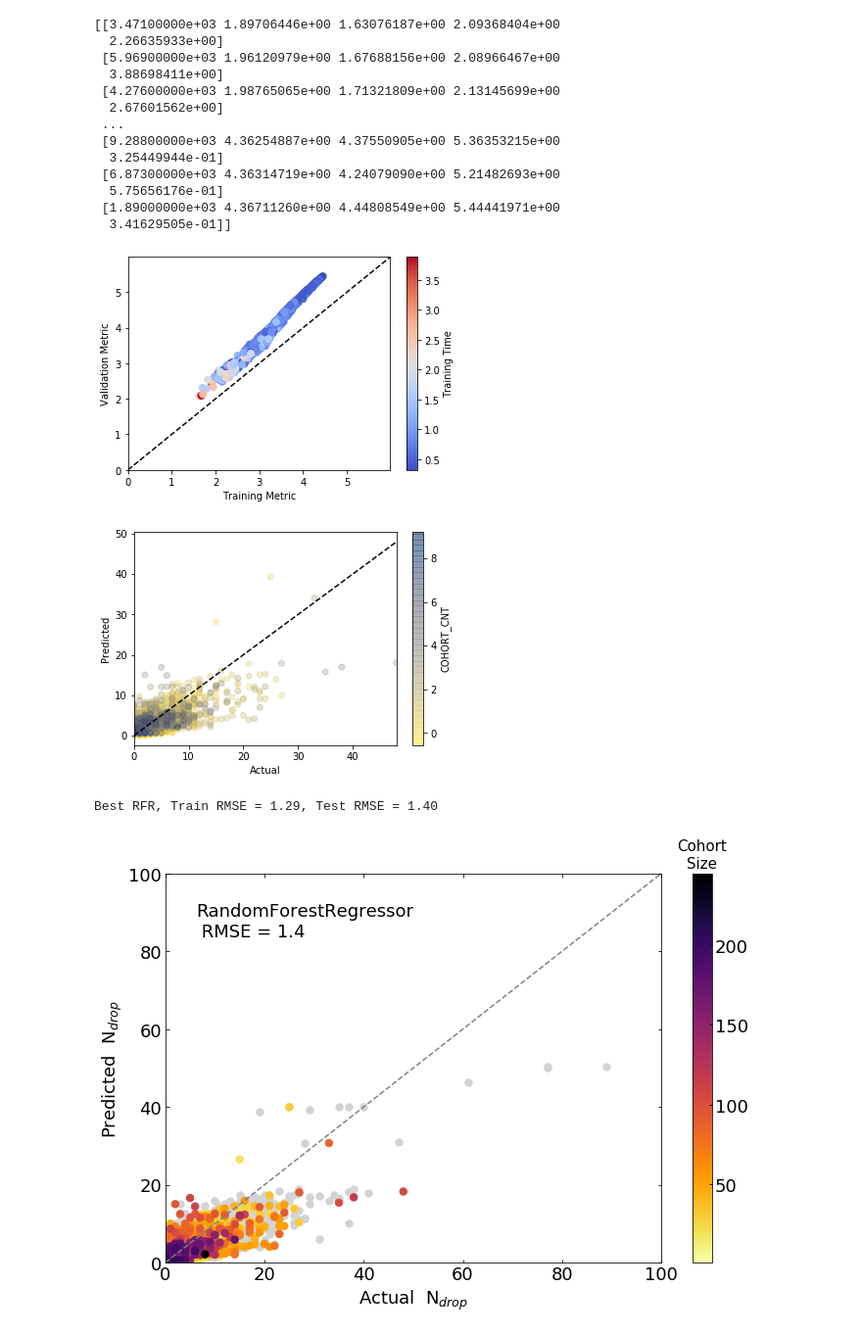
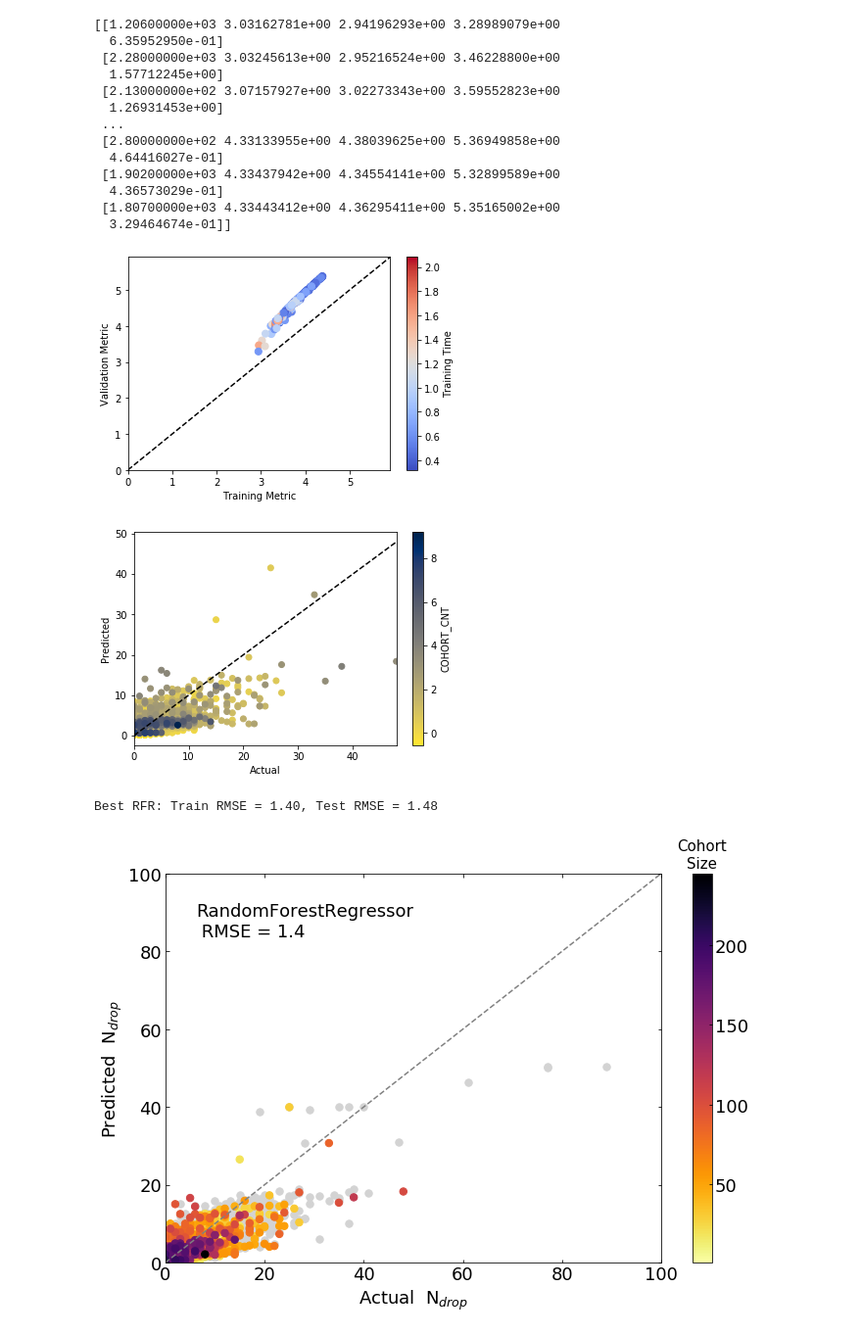
Before and after one commit to andytaylor823/CS-4774-Final-Project, a Jupyter notebook: randomforest.ipynb, the cells around one changed output. Shown at 98% size. Drawn from its saved outputs; the diff is of its cells as text; code cells hidden in the pictures.

Commit message:
Updated RFR random model-maker

```diff
--- a/randomforest.ipynb
+++ b/randomforest.ipynb
@@ -18,39 +18,40 @@ X_train,X_test,y_train,y_test,pipeline = load_transform_split(target='DROPOUT_N'
                                                               fmt='numpy',
                                                               random_state=42)
 
-y_train = y_train.flatten()
-y_test  = y_test.flatten()
+#y_train = y_train.flatten()
+#y_test  = y_test.flatten()
 # %%
 #CAUTION: This cell takes awhile unless you make N smaller.
 
 #Searching through RandomForestRegressor models.
-tbl = RandomSeedSearchCV(randomseed_rfr_maker,X_train,y_train,N=1000,shield_seed=True,random_state=42,n_jobs=3)
+tbl = RandomSeedSearchCV(randomseed_rfr_maker,X_train,y_train,N=300,shield_seed=True,random_state=42,n_jobs=3,
+                         mss_hi=100,msl_hi=50,mid_lo=0.1,mid_hi=0.6)
 print(tbl)
 
 #Get best model.
 best_seed = int(tbl[0,0])
 best_model = randomseed_rfr_maker(best_seed)
 
 #Plot goodness-of-fit
 best_model.fit(X_train,y_train)
 y_pred = best_model.predict(X_test)
 scatter_predvreal(y_test,y_pred,colorby=X_test[:,0])
 # %% [output]
-[[3.47100000e+03 1.89706446e+00 1.63076187e+00 2.09368404e+00
-  2.26635933e+00]
- [5.96900000e+03 1.96120979e+00 1.67688156e+00 2.08966467e+00
-  3.88698411e+00]
- [4.27600000e+03 1.98765065e+00 1.71321809e+00 2.13145699e+00
-  2.67601562e+00]
+[[1.20600000e+03 3.03162781e+00 2.94196293e+00 3.28989079e+00
+  6.35952950e-01]
+ [2.28000000e+03 3.03245613e+00 2.95216524e+00 3.46228800e+00
+  1.57712245e+00]
+ [2.13000000e+02 3.07157927e+00 3.02273343e+00 3.59552823e+00
+  1.26931453e+00]
  ...
- [9.28800000e+03 4.36254887e+00 4.37550905e+00 5.36353215e+00
-  3.25449944e-01]
- [6.87300000e+03 4.36314719e+00 4.24079090e+00 5.21482693e+00
-  5.75656176e-01]
- [1.89000000e+03 4.36711260e+00 4.44808549e+00 5.44441971e+00
-  3.41629505e-01]]
+ [2.80000000e+02 4.33133955e+00 4.38039625e+00 5.36949858e+00
+  4.64416027e-01]
+ [1.90200000e+03 4.33437942e+00 4.34554141e+00 5.32899589e+00
+  4.36573029e-01]
+ [1.80700000e+03 4.33443412e+00 4.36295411e+00 5.35165002e+00
+  3.29464674e-01]]
-[figure, old version]
+[figure, new version]
-[figure, old version]
+[figure, new version]
 # %%
 mse = get_metric('mean_squared_error')
 
@@ -59,7 +60,7 @@ print("Best RFR: Train RMSE = %.2f, Test RMSE = %.2f"%(
                                np.sqrt(mse(best_model,X_test,y_test)),
                                ))
 # %% [output]
-Best RFR, Train RMSE = 1.29, Test RMSE = 1.40
+Best RFR: Train RMSE = 1.40, Test RMSE = 1.48
 # %%
 #Store random search output and pickle best model.
 np.savetxt("RFR_randomseedsearch.out",tbl,header='seed  cv_score  training_mse  validation_mse  training_time(s)')
```
Also changed, not shown: parts of 1 cell of this notebook, 2 other files.
